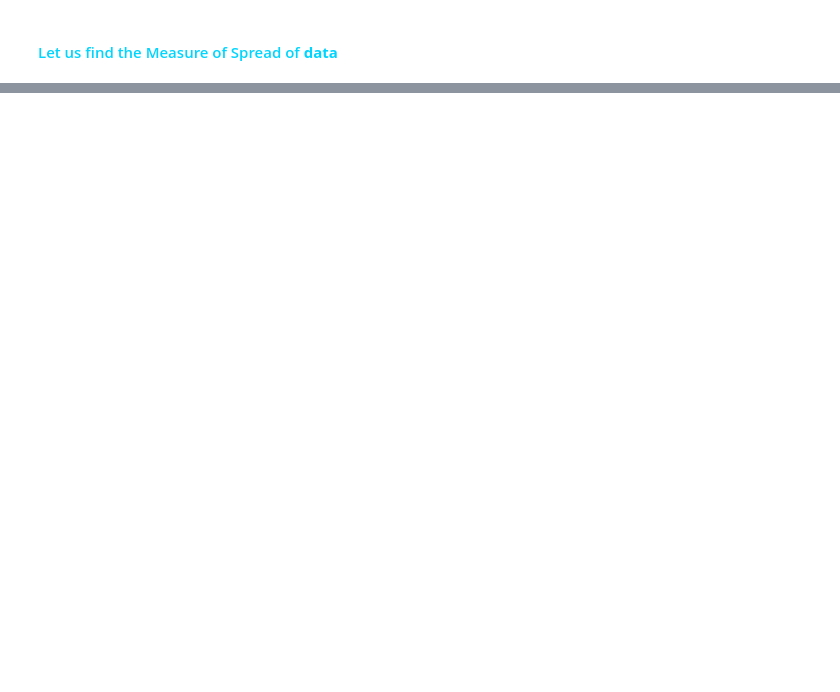
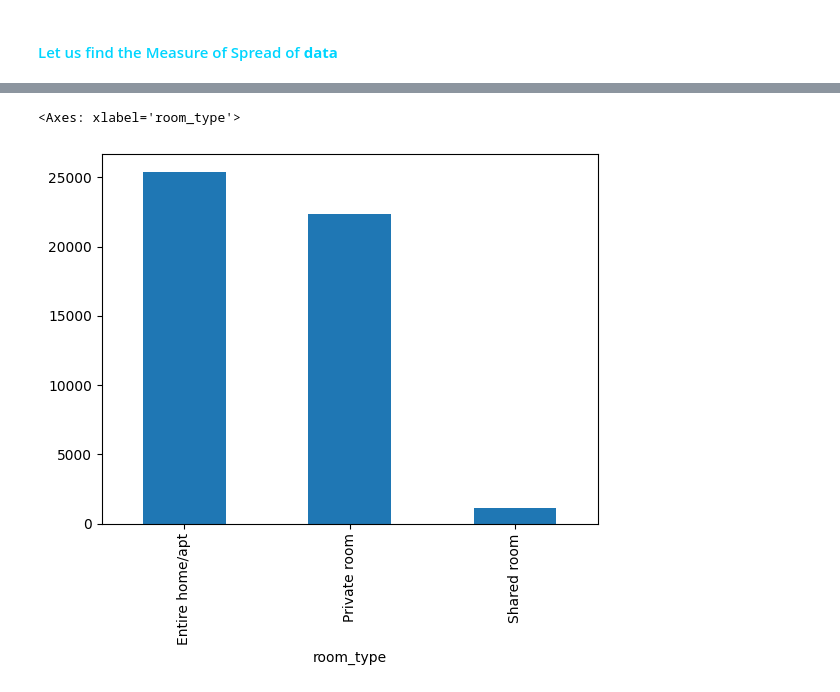
Before and after one commit to 2004harshit/DATA-SCIENCE-AND-ML, a Jupyter notebook: 5_EDA/5_DATA_VISULIZATION.ipynb, the cells around one changed output, grey strips where cells are left out. Cells and saved outputs as stored; diff of their text form; code cells hidden in the pictures; blank space fills up the shorter version.

Commit message:
data visualization

```diff
--- a/5_EDA/5_DATA_VISULIZATION.ipynb
+++ b/5_EDA/5_DATA_VISULIZATION.ipynb
@@ -273,0 +281,5 @@ dtype: float64
+# %%
+df['room_type'].value_counts().plot(kind='bar')
+# %% [output]
+<Axes: xlabel='room_type'>
+[figure, added]
```
Also changed, not shown: parts of 18 cells of this notebook.
